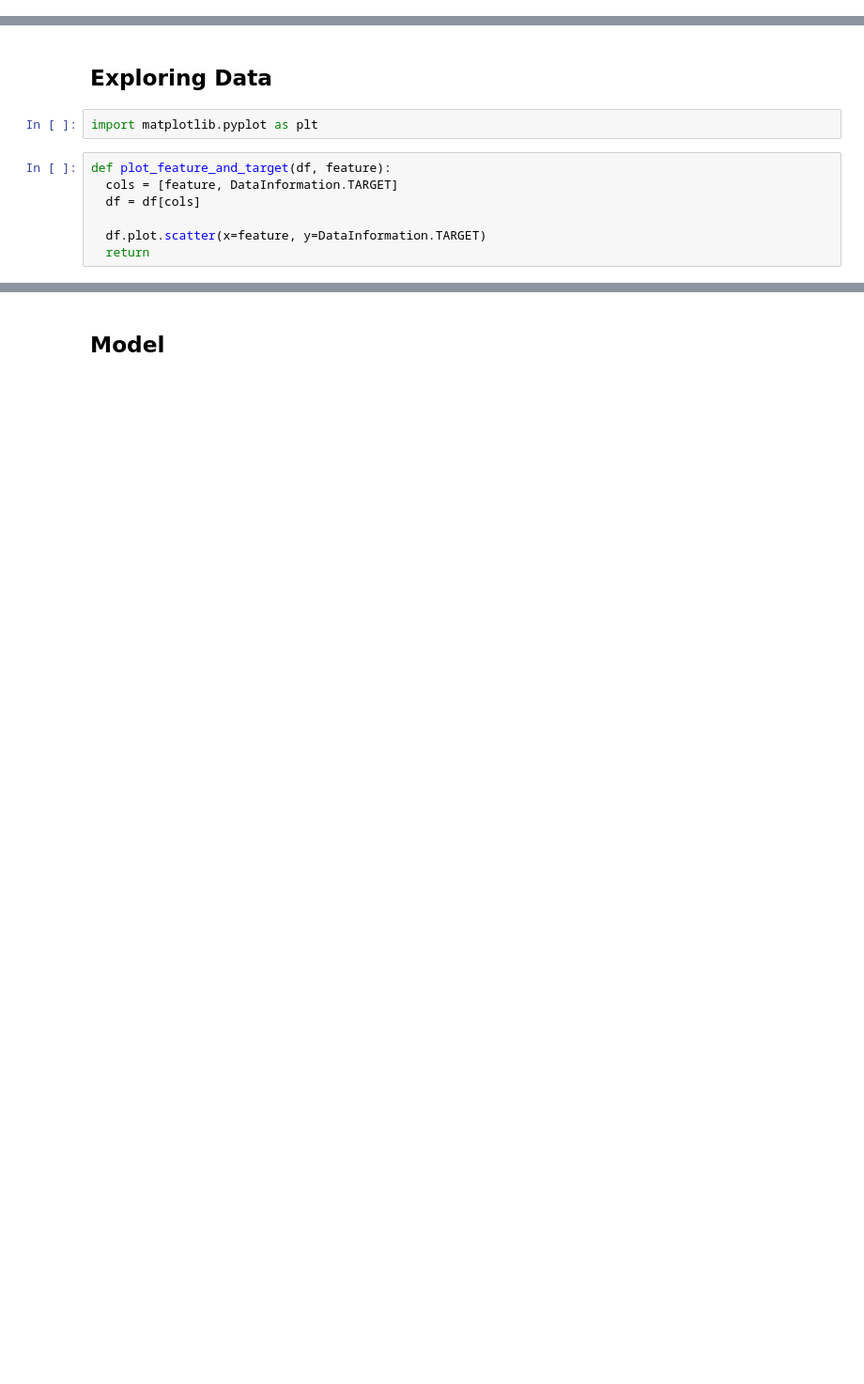
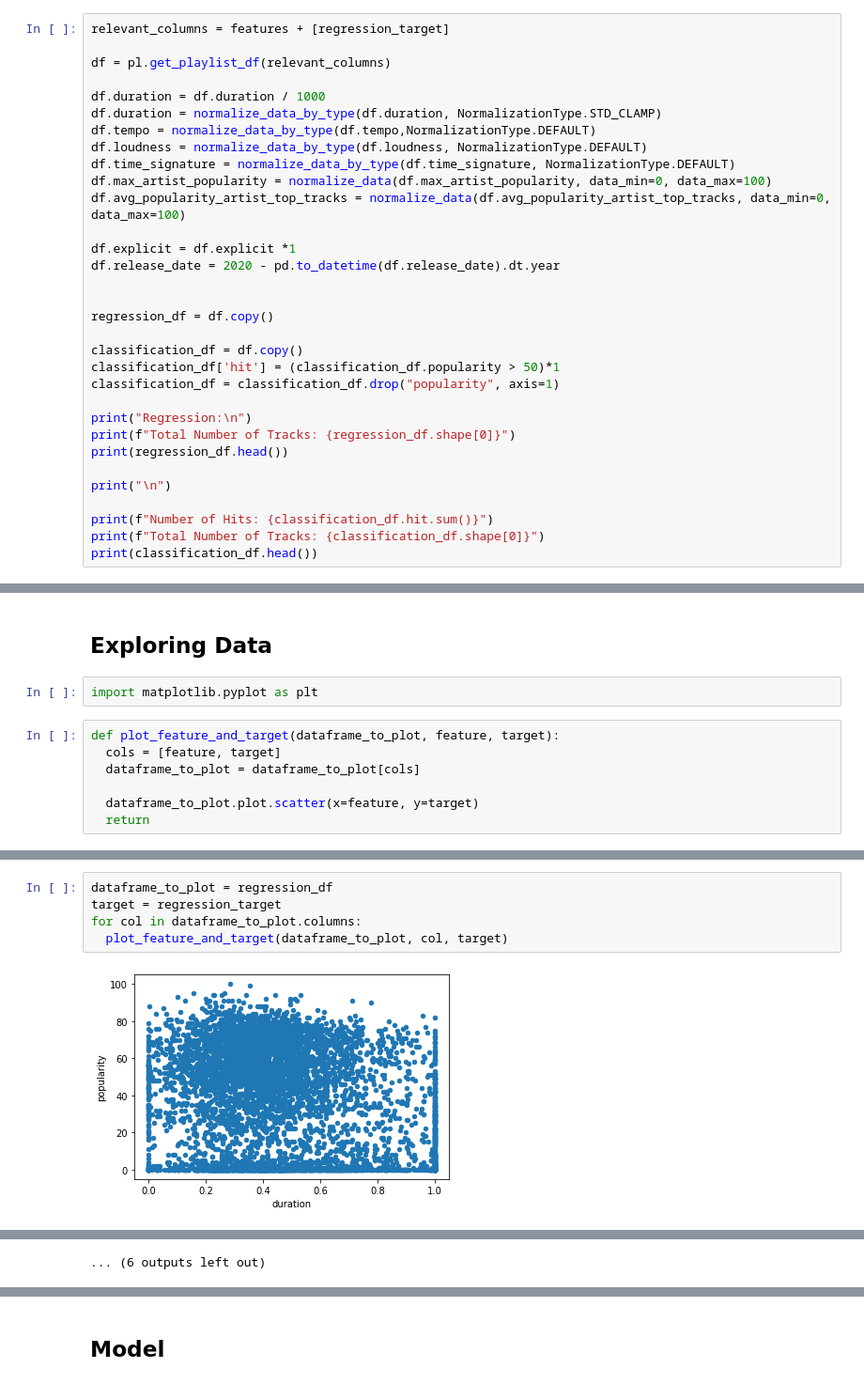
Before and after one commit to APS360-Team-34/Hit-Song-Prediction, a Jupyter notebook: Playground_Rakan.ipynb, the cells around one changed output, grey strips where cells are left out. Shown at 94% size. Drawn from its saved outputs; the diff is of its cells as text; blank space fills up the shorter version.

```diff
--- a/Playground_Rakan.ipynb
+++ b/Playground_Rakan.ipynb
@@ -99,0 +123,32 @@ test = SpotifyTracksDataset(normalized_df.iloc[num_train+num_val:num_data])
+# %%
+relevant_columns = features + [regression_target]
+
+df = pl.get_playlist_df(relevant_columns)
+
+df.duration = df.duration / 1000
+df.duration = normalize_data_by_type(df.duration, NormalizationType.STD_CLAMP)
+df.tempo = normalize_data_by_type(df.tempo,NormalizationType.DEFAULT)
+df.loudness = normalize_data_by_type(df.loudness, NormalizationType.DEFAULT)
+df.time_signature = normalize_data_by_type(df.time_signature, NormalizationType.DEFAULT)
+df.max_artist_popularity = normalize_data(df.max_artist_popularity, data_min=0, data_max=100)
+df.avg_popularity_artist_top_tracks = normalize_data(df.avg_popularity_artist_top_tracks, data_min=0, data_max=100)
+
+df.explicit = df.explicit *1
+df.release_date = 2020 - pd.to_datetime(df.release_date).dt.year
+
+
+regression_df = df.copy()
+
+classification_df = df.copy()
+classification_df['hit'] = (classification_df.popularity > 50)*1
+classification_df = classification_df.drop("popularity", axis=1)
+
+print("Regression:\n")
+print(f"Total Number of Tracks: {regression_df.shape[0]}")
+print(regression_df.head())
+
+print("\n")
+
+print(f"Number of Hits: {classification_df.hit.sum()}")
+print(f"Total Number of Tracks: {classification_df.shape[0]}")
+print(classification_df.head())
@@ -102,9 +175,9 @@ test = SpotifyTracksDataset(normalized_df.iloc[num_train+num_val:num_data])
 # %%
 import matplotlib.pyplot as plt
 # %%
-def plot_feature_and_target(df, feature):
-  cols = [feature, DataInformation.TARGET]
-  df = df[cols]
+def plot_feature_and_target(dataframe_to_plot, feature, target):
+  cols = [feature, target]
+  dataframe_to_plot = dataframe_to_plot[cols]
 
-  df.plot.scatter(x=feature, y=DataInformation.TARGET)
+  dataframe_to_plot.plot.scatter(x=feature, y=target)
   return
@@ -153,0 +184,7 @@ for feature in features:
+# %%
+dataframe_to_plot = regression_df
+target = regression_target
+for col in dataframe_to_plot.columns:
+  plot_feature_and_target(dataframe_to_plot, col, target)
+# %% [output]
+[figure, added]
@@ -154 +202,2 @@ for feature in features:
+... (6 outputs left out)
 # %% [markdown]
```
Also changed, not shown: parts of 48 cells of this notebook, 3 other files.
